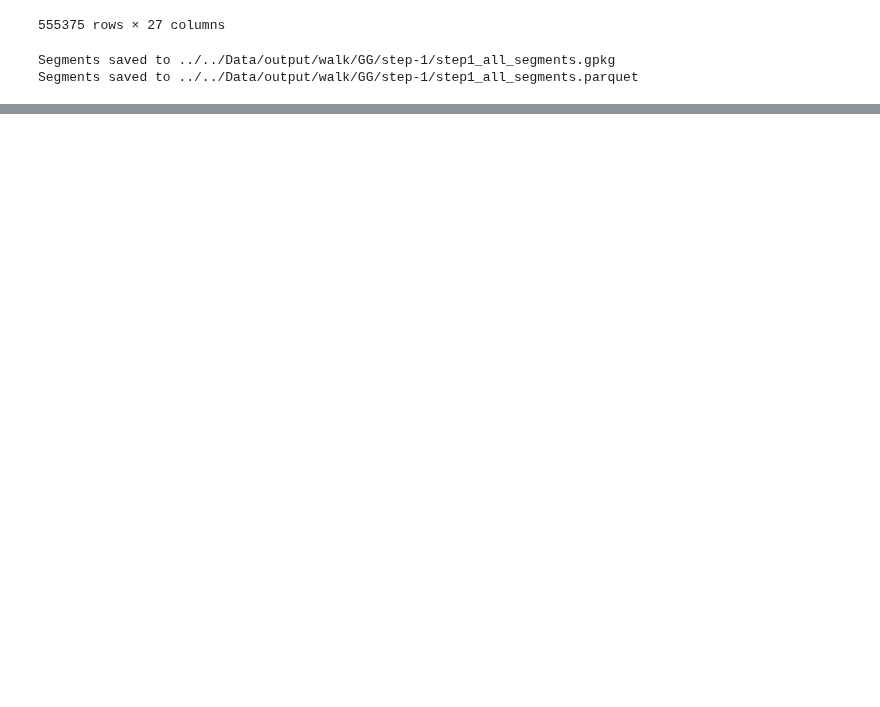
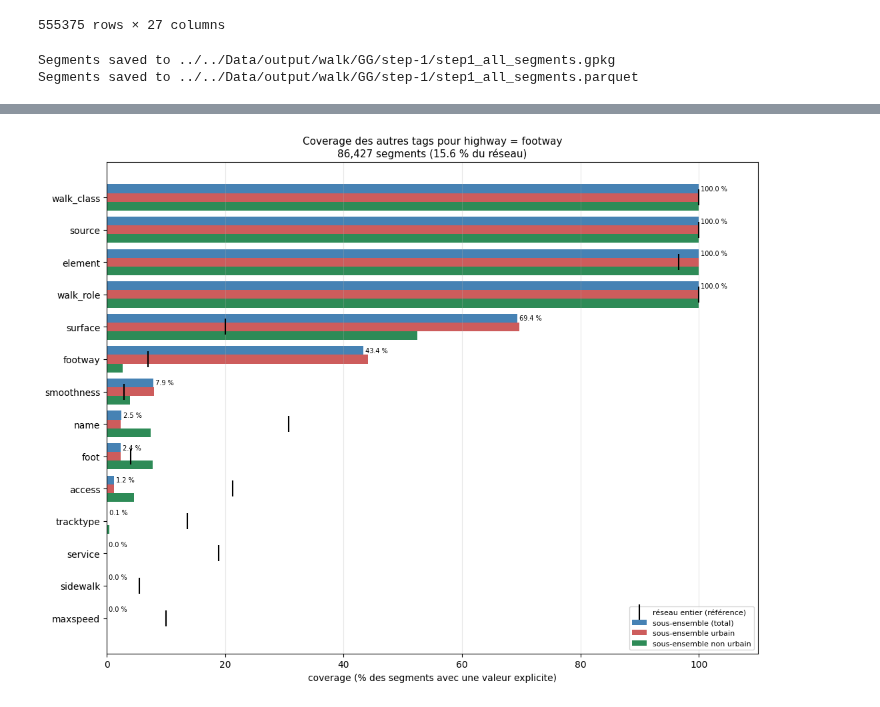
Before and after one commit to action-situee/PROJET_PIETON_GG, a Jupyter notebook: Notebook/Step 1/1_0_Prepare_network.ipynb, the cells around one changed output, grey strips where cells are left out. Cells and saved outputs as stored; diff of their text form; code cells hidden in the pictures; blank space fills up the shorter version.

```diff
--- a/Notebook/Step 1/1_0_Prepare_network.ipynb
+++ b/Notebook/Step 1/1_0_Prepare_network.ipynb
@@ -470,0 +622,84 @@ Segments saved to ../../Data/output/walk/GG/step-1/step1_all_segments.parquet
+# %%
+# =====================================================================
+# Coverage des autres tags pour un sous-ensemble tag = valeur
+#   ex. highway = footway : quelle part de ces segments a surface, lit, width... ?
+#   (nécessite la cellule précédente : seg, is_urban, split_missing, candidates)
+# =====================================================================
+
+# --- Paramètres à adapter ---------------------------------------------
+FILTER_TAG = "highway"
+FILTER_VALUES = ["footway"]   # une ou plusieurs valeurs, ex. ["footway", "path"]
+OTHER_TAGS = None             # None = tous les tags candidats, sinon liste ex. ["surface", "lit", "width"]
+SORT_BY = "subset"            # "subset" (coverage dans le sous-ensemble) ou "gain" (écart vs réseau entier)
+HIDE_ZERO = False             # True : masquer les tags jamais renseignés dans le sous-ensemble
+
+# --- Sous-ensemble ------------------------------------------------------
+for name in ["seg", "is_urban", "split_missing", "candidates"]:
+    if name not in globals():
+        raise NameError(f"'{name}' introuvable : exécute d'abord la cellule d'étude statistique des tags.")
+if FILTER_TAG not in seg.columns:
+    raise KeyError(f"Tag '{FILTER_TAG}' absent du fichier. Disponibles : {candidates}")
+
+filter_vals, _ = split_missing(seg[FILTER_TAG])
+in_subset = filter_vals.isin([str(v) for v in FILTER_VALUES]).fillna(False).astype(bool)
+n_sub = int(in_subset.sum())
+if n_sub == 0:
+    print(f"Aucun segment avec {FILTER_TAG} = {FILTER_VALUES}. Valeurs les plus fréquentes :")
+    print(filter_vals.value_counts().head(15).to_string())
+    raise ValueError("Sous-ensemble vide")
+
+sub_urb, sub_rur = in_subset & is_urban, in_subset & ~is_urban
+label = f"{FILTER_TAG} = {' | '.join(map(str, FILTER_VALUES))}"
+print(f"{label} : {n_sub:,} segments ({100 * n_sub / len(seg):.1f} % du réseau) | "
+      f"urbains : {int(sub_urb.sum()):,} | non urbains : {int(sub_rur.sum()):,}")
+
+# --- Coverage des autres tags -------------------------------------------
+others = [t for t in (OTHER_TAGS or candidates) if t in seg.columns and t != FILTER_TAG]
+
+def pct(mask, ok):
+    return 100 * (mask & ok).sum() / mask.sum() if mask.sum() else np.nan
+
+rows = []
+for t in others:
+    _, miss = split_missing(seg[t])
+    ok = ~miss
+    rows.append({"tag": t,
+                 "coverage_subset_%": pct(in_subset, ok),
+                 "coverage_subset_urbain_%": pct(sub_urb, ok),
+                 "coverage_subset_non_urbain_%": pct(sub_rur, ok),
+                 "coverage_reseau_%": pct(pd.Series(True, index=seg.index), ok),
+                 "n_explicit_subset": int((in_subset & ok).sum())})
+
+cov = pd.DataFrame(rows)
+cov["gain_vs_reseau_pts"] = cov["coverage_subset_%"] - cov["coverage_reseau_%"]
+if HIDE_ZERO:
+    cov = cov[cov["n_explicit_subset"] > 0]
+cov = cov.sort_values("gain_vs_reseau_pts" if SORT_BY == "gain" else "coverage_subset_%",
+                      ascending=False).reset_index(drop=True)
+
+# --- Graphique ----------------------------------------------------------
+fig, ax = plt.subplots(figsize=(11, 0.5 * len(cov) + 1.5))
+y = np.arange(len(cov))
+h = 0.27
+ax.barh(y - h, cov["coverage_subset_%"], height=h, color="steelblue", label="sous-ensemble (total)")
+ax.barh(y,     cov["coverage_subset_urbain_%"], height=h, color="indianred", label="sous-ensemble urbain")
+ax.barh(y + h, cov["coverage_subset_non_urbain_%"], height=h, color="seagreen", label="sous-ensemble non urbain")
+ax.scatter(cov["coverage_reseau_%"], y, marker="|", s=300, color="black", zorder=3,
+           label="réseau entier (référence)")
+for yi, v in zip(y, cov["coverage_subset_%"]):
+    ax.text(v, yi - h, f" {v:.1f} %", va="center", fontsize=7)
+
+ax.set_yticks(y)
+ax.set_yticklabels(cov["tag"])
+ax.invert_yaxis()
+ax.set_xlim(0, 110)
+ax.set_xlabel("coverage (% des segments avec une valeur explicite)")
+ax.set_title(f"Coverage des autres tags pour {label}\n"
+             f"{n_sub:,} segments ({100 * n_sub / len(seg):.1f} % du réseau)", fontsize=11)
+ax.grid(axis="x", alpha=0.3)
+ax.legend(loc="lower right", fontsize=8)
+plt.tight_layout()
+plt.show()
+
+display(cov.round(1))
+# %% [output]
@@ -470,0 +707 @@ Segments saved to ../../Data/output/walk/GG/step-1/step1_all_segments.parquet
+[figure, added]
```
Also changed, not shown: parts of 3 cells of this notebook, 5 other files.
